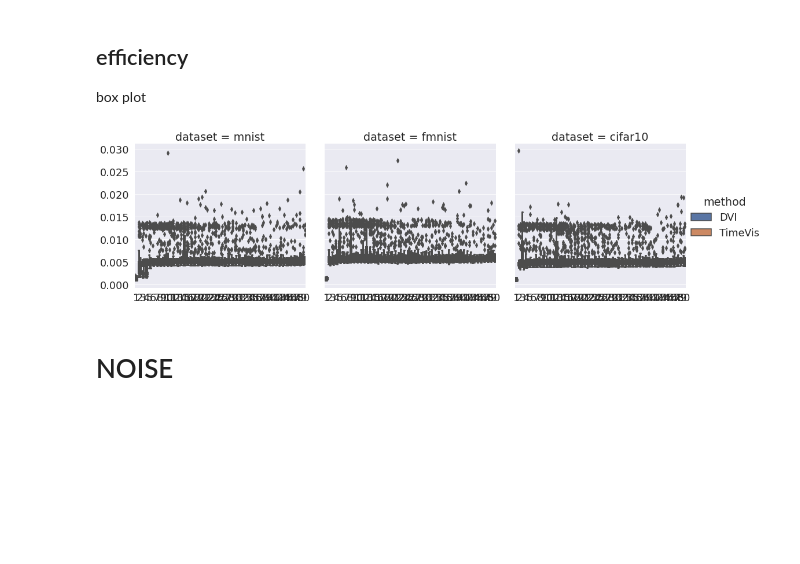
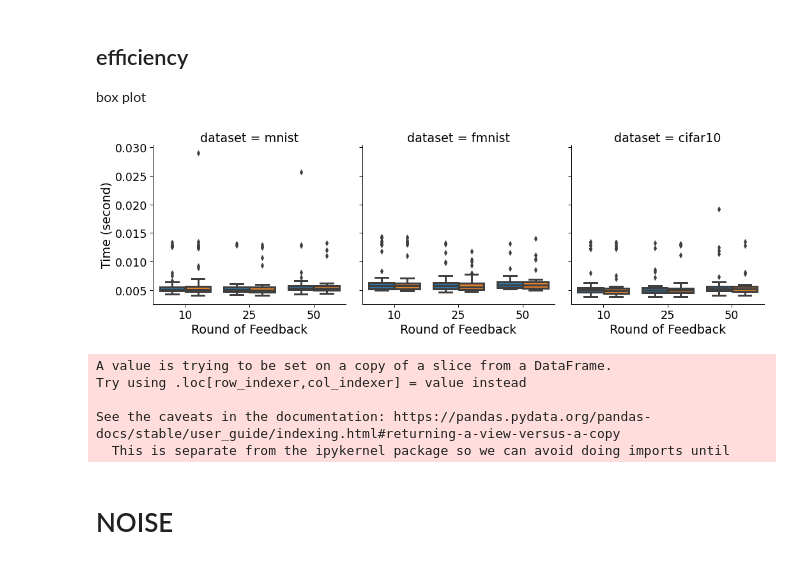
Before and after one commit to xianglinyang/DeepDebugger, a Jupyter notebook: experiments/trajectory_plot.ipynb, the cells around one changed output. Cells and saved outputs as stored; diff of their text form; code cells hidden in the pictures; blank space fills up the shorter version.

```diff
--- a/experiments/trajectory_plot.ipynb
+++ b/experiments/trajectory_plot.ipynb
@@ -24,21 +15,20 @@ df = pd.read_excel(eval_path, index_col=0, dtype={"task":str, "dataset":str, "me
 ## feedback
 # %%
 # "task":str, "dataset":str, "method":str, "rate":int, "tolerance":float, "iter":int, "eval":float})
+df = df.rename(columns={"rate": "labeled ratio"})
 df_eval = df[(df.task=="feedback")&(df.tolerance==0.0)]
 # %%
-pal20c = sns.color_palette('tab20c', 20)
 sns.set_theme()
-sns.set_context("paper", font_scale=2, rc={"lines.linewidth": 3})
-fg = sns.relplot(data=df_eval, x="iter", y="eval", col="rate", hue="dataset", hue_order=["mnist","fmnist","cifar10"], style="method", style_order=["Random", "DVI", "TimeVis"], kind="line", legend="full")
-# fg = sns.lineplot(data=df_eval, x="iter", y="eval", hue="dataset", hue_order=["mnist","fmnist","cifar10"], style="method", style_order=["Random", "DVI", "TimeVis"], legend="full")
-sns.move_legend(fg, "lower center", bbox_to_anchor=(.5, 1), ncol=2, title=None, frameon=False)
-fg.set(xlabel='', ylabel='')
+sns.set_context("paper", font_scale=1.75, rc={"lines.linewidth": 3})
+fg = sns.relplot(data=df_eval, x="iter", y="eval", col="labeled ratio", hue="dataset", hue_order=["mnist","fmnist","cifar10"], style="method", style_order=["Random", "DVI", "TimeVis"], kind="line", legend=False)
+# sns.move_legend(fg, "lower center", bbox_to_anchor=(.5, 1), ncol=2, title=None, frameon=False)
+fg.set(xlabel='Round', ylabel='Feedback Accuracy')
 
 fg.figure.savefig(
-    "../singleVis/plot/plot_results/al_simulation.png",
+    "../singleVis/plot/plot_results/al_simulation_feedback.pdf",
     dpi=300,
     bbox_inches="tight",
     pad_inches=0.0,
-    transparent=True,
+    # transparent=True,
 )
 # %% [output]
@@ -144,22 +109,32 @@ fg.figure.savefig(
 ## efficiency
 box plot
 # %%
-df_eval = df[(df.task=="efficiency")]
+df_eval = df[(df.task=="efficiency")&((df.iter==10)|(df.iter==25)|(df.iter==50))]
 # %%
 sns.set_context("paper", font_scale=2, rc={"lines.linewidth": 3})
-fg = sns.catplot(data=df_eval, x="iter", y="eval", col="dataset", hue="method", kind="box")
-# sns.move_legend(fg, "lower center", bbox_to_anchor=(.5, 1), ncol=2, title=None, frameon=False)
-fg.set(xlabel='', ylabel='')
+fg = sns.catplot(data=df_eval, x="iter", y="eval", col="dataset", hue="method", kind="box", legend=False)
+# sns.move_legend(fg, "lower center", bbox_to_anchor=(.5, 1), ncol=1, title="Visualization Method", frameon=False)
+fg.set(xlabel='Round of Feedback', ylabel='Time (second)')
 
 fg.figure.savefig(
-    "../singleVis/plot/plot_results/al_simulation_efficiency.png",
+    "../singleVis/plot/plot_results/al_simulation_efficiency.pdf",
     dpi=300,
     bbox_inches="tight",
     pad_inches=0.0,
     transparent=True,
 )
 # %% [output]
-[figure, old version]
+[figure, new version]
+# %%
+# "task":str, "dataset":str, "method":str, "rate":int, "tolerance":float, "iter":int, "eval":float})
+df_al_eval = df[(df.task=="feedback")&(df.tolerance<0.15)&(df.rate==30)]
+df_al_eval["Task"] = ["Misprediction in the wild"]*len(df_al_eval)
+# %% [output]
+A value is trying to be set on a copy of a slice from a DataFrame.
+Try using .loc[row_indexer,col_indexer] = value instead
+
+See the caveats in the documentation: https://pandas.pydata.org/pandas-docs/stable/user_guide/indexing.html#returning-a-view-versus-a-copy
+  This is separate from the ipykernel package so we can avoid doing imports until
 # %% [markdown]
 # NOISE
 # %%
```
Also changed, not shown: parts of 26 cells of this notebook, 5 other files.
